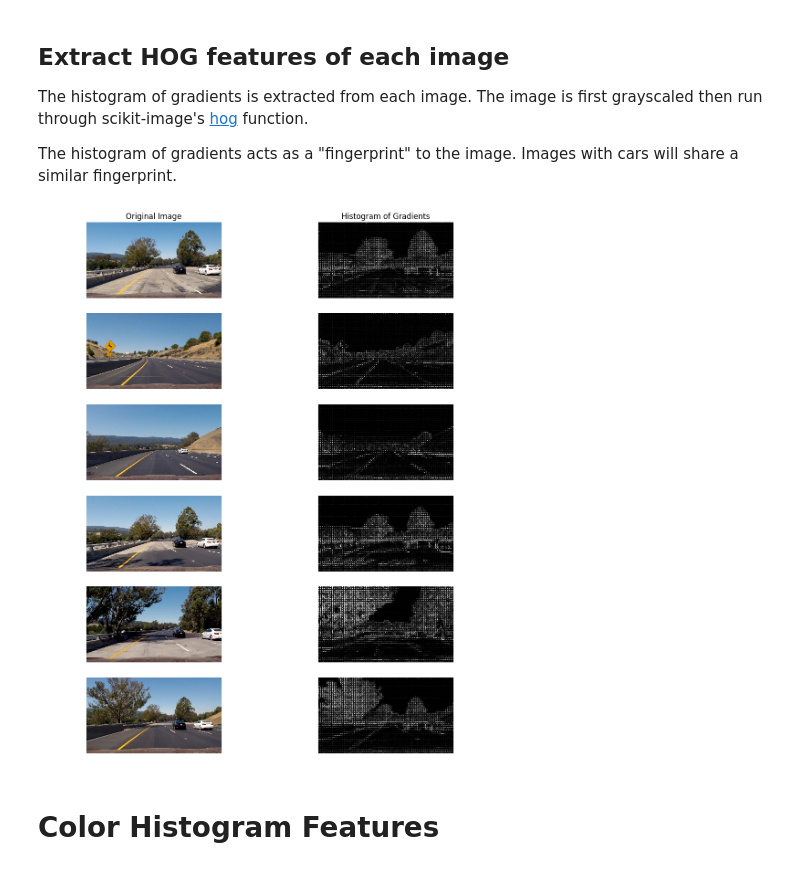
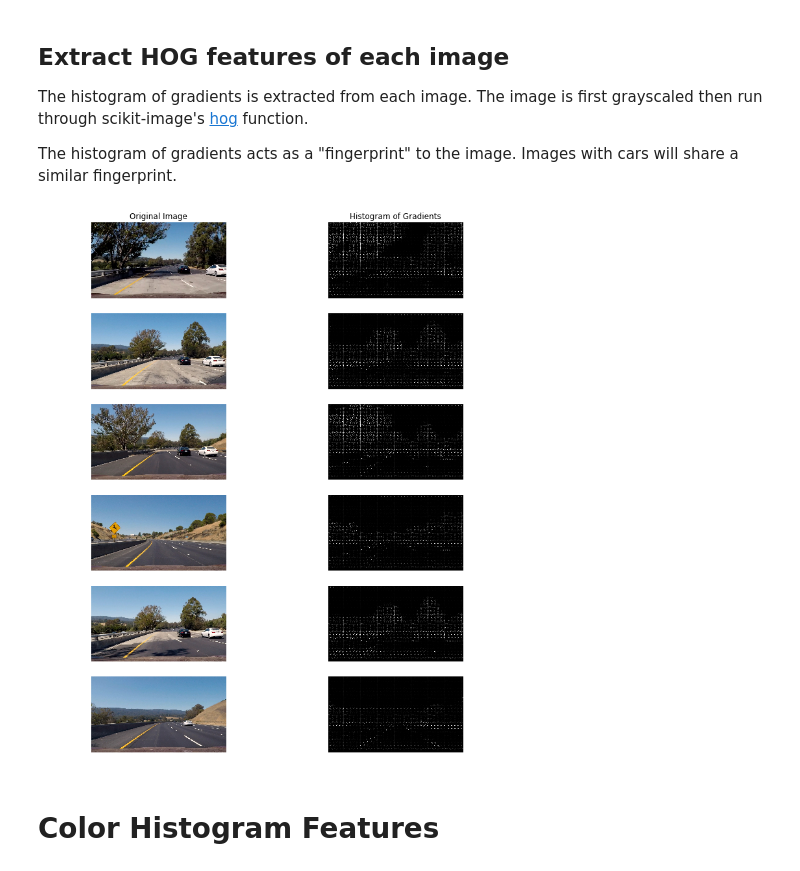
Before and after one commit to AryanJ-NYC/vehicle-detection, a Jupyter notebook: vehicle-detection.ipynb, the cells around one changed output. Cells and saved outputs as stored; diff of their text form; code cells hidden in the pictures.

```diff
--- a/vehicle-detection.ipynb
+++ b/vehicle-detection.ipynb
@@ -31,35 +31,31 @@ from skimage.feature import hog
 
 def extract_hog_features(image, num_orients, pixels_per_cell, cells_per_block, return_hog_img=True, return_feature_vec=True):
     grayscale_img = color.rgb2gray(image)
-    return hog(grayscale_img, orientations=num_orients, pixels_per_cell=(pixels_per_cell, pixels_per_cell), cells_per_block=(cells_per_block, cells_per_block), visualise=return_hog_img, transform_sqrt=True)
+    return hog(grayscale_img, orientations=num_orients, pixels_per_cell=(pixels_per_cell, pixels_per_cell), cells_per_block=(cells_per_block, cells_per_block), block_norm='L2', visualise=return_hog_img)
 # %%
 from skimage import exposure
 
-num_orientations = 18
-pixels_per_cell = 16
+num_orientations = 9
+pixels_per_cell = 32
 cells_per_block = 1
 
 fig, axarr = plt.subplots(num_images, 2, figsize=(12, 15), sharey=True)
 axarr[0, 0].set_title('Original Image')
 axarr[0, 1].set_title('Histogram of Gradients')
 
-hogs = []
-hog_images = []
 for idx, image in enumerate(images):
     histo_of_grads, hog_img = extract_hog_features(image, num_orientations, pixels_per_cell, cells_per_block, return_feature_vec=False)
-    hogs.append(histo_of_grads)
-    hog_images.append(hog_img)
 
     # Rescale histogram for better display
     hog_img = exposure.rescale_intensity(hog_img, in_range=(0, 0.02))
 
     axarr[idx, 0].imshow(image)
     axarr[idx, 1].imshow(hog_img, cmap='gray')
     axarr[idx, 0].axis('off')
     axarr[idx, 1].axis('off')
 plt.show()
 # %% [output]
-[figure, old version]
+[figure, new version]
 # %% [markdown]
 # Color Histogram Features
 # %%
```
Also changed, not shown: parts of 6 cells of this notebook, 1 other file.
